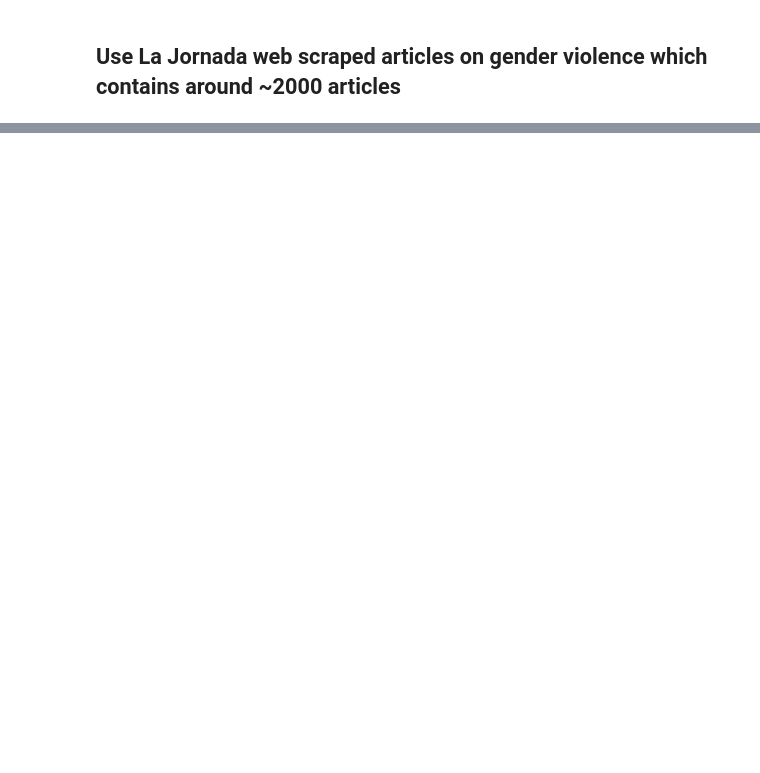
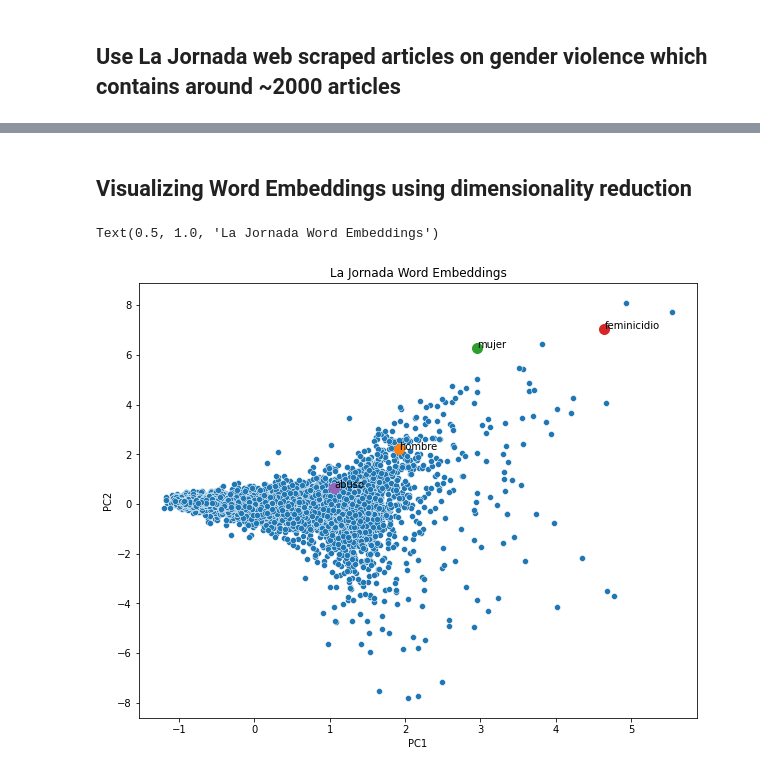
Before and after one commit to RobertoBarrosoLuque/GenderProject, a Jupyter notebook: notebook_experiments/embedding_eda.ipynb, the cells around one changed output, grey strips where cells are left out. Cells and saved outputs as stored; diff of their text form; code cells hidden in the pictures; blank space fills up the shorter version.

Commit message:
Adding CBOW embeddings notebook for la jornada and el universal

```diff
--- a/notebook_experiments/embedding_eda.ipynb
+++ b/notebook_experiments/embedding_eda.ipynb
@@ -62,5 +54,6 @@ jornada_df['normalized_sentences'] = jornada_df['tokenized_sentences'].apply(lam
 # %%
-laJornada_w2v  = gensim.models.word2vec.Word2Vec(jornada_df['normalized_sentences'].sum(),window=10)
+laJornada_w2v  = gensim.models.word2vec.Word2Vec(jornada_df['normalized_sentences'].sum(),window=50, workers=4)
+elUniversal_w2v  = gensim.models.word2vec.Word2Vec(universal_df['normalized_sentences'].sum(),window=50, workers=4)
 # %%
 # Initialize sentiment scorer object
 SentimentScorer = sentiment_analysis.SentimentAnalysisSpanish()
@@ -80,16 +86,24 @@ laJornada_w2v.wv.most_similar("hombre")
 # %%
-words_of_interest = ["hombre", "mujer", "feminicidio", "Morena"]
+words_of_interest = ["hombre", "mujer", "feminicidio", "abuso"]
 
 for word in words_of_interest:
     print()
     print(f"Finding words most similar to '{word}' according to its embedding")
     try:
-        print("................................................................")
+        print("...................La Jornada.................................")
         words_tupple = laJornada_w2v.wv.most_similar(word)
         rep_words = [word for word, score in words_tupple]
         print(words_tupple)
         sentiment = SentimentScorer.sentiment(" ".join(rep_words))
         print(f"Sentiment {sentiment}")
+        print("...................El Universal................................")
+        words_tupple = elUniversal_w2v.wv.most_similar(word)
+        rep_words = [word for word, score in words_tupple]
+        print(words_tupple)
+        sentiment = SentimentScorer.sentiment(" ".join(rep_words))
+        print(f"Sentiment {sentiment}")
+        print()
+
     except:
         continue
 # %% [output]
@@ -116,0 +127,2 @@ Finding words most similar to 'Morena' according to its embedding
+# %% [markdown]
+## Visualizing Word Embeddings using dimensionality reduction
@@ -116,0 +133,19 @@ Finding words most similar to 'Morena' according to its embedding
+# %%
+# Retrieve vectors
+X_jornada = laJornada_w2v[laJornada_w2v.wv.vocab]
+X_universal = elUniversal_w2v[elUniversal_w2v.wv.vocab]
+# %%
+pca = PCA(n_components=2)
+result_la_jornada = pca.fit_transform(X_jornada)
+# %%
+plt.figure(figsize=(10,8))
+sns.scatterplot(x=result_la_jornada[:, 0], y=result_la_jornada[:, 1])
+for i, word in enumerate(words_of_interest):
+    plt.scatter(result_la_jornada[i, 0], result_la_jornada[i, 1], marker='o', s=100)
+    plt.annotate(word, xy=(result_la_jornada[i, 0], result_la_jornada[i, 1]))
+plt.xlabel("PC1")
+plt.ylabel("PC2")
+plt.title("La Jornada Word Embeddings")
+# %% [output]
+Text(0.5, 1.0, 'La Jornada Word Embeddings')
+[figure, added]
```
Also changed, not shown: parts of 14 cells of this notebook.
